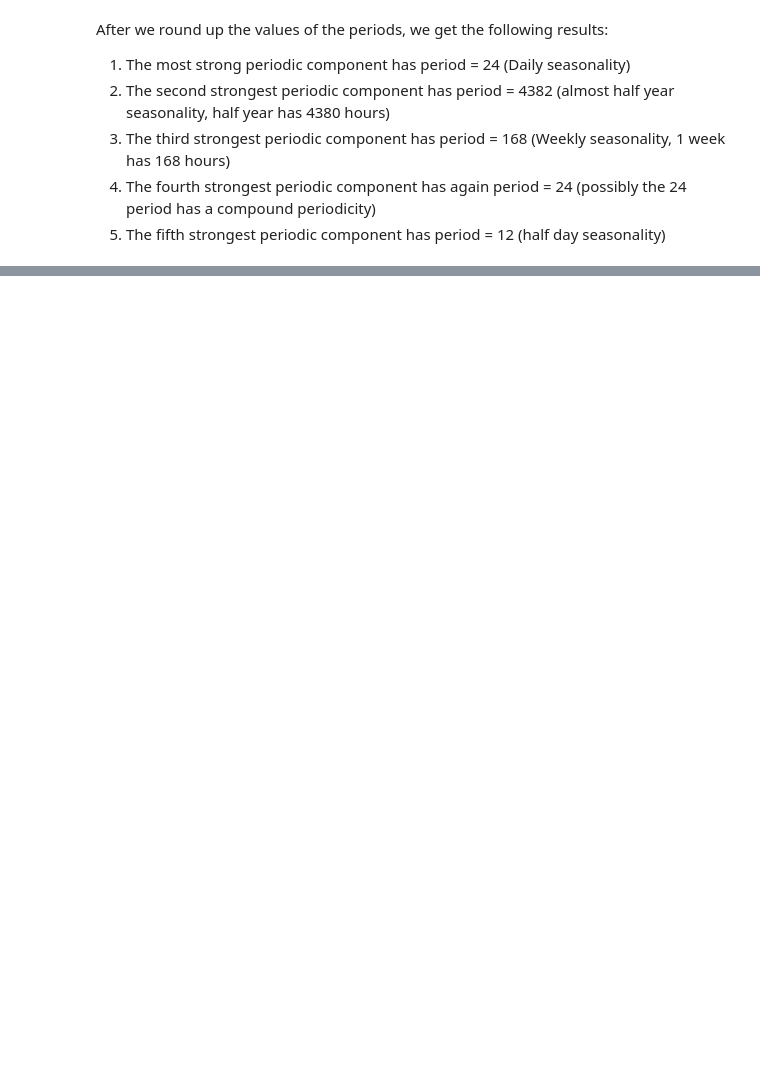
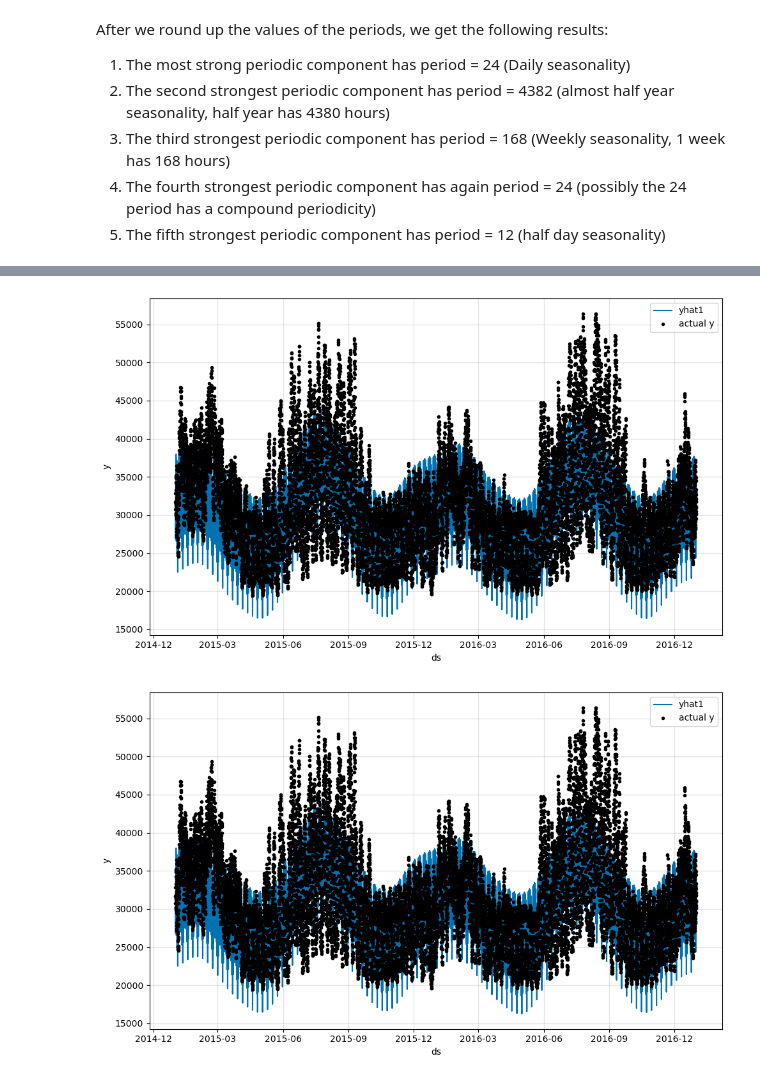
Before and after one commit to NickGeo1/TSPrediction-and-XrayClassification, a Jupyter notebook: Water_Consumption/test.ipynb, the cells around one changed output, grey strips where cells are left out. Saved outputs shown, nothing was run; the diff lists cells and outputs as text; code cells hidden in the pictures; blank space fills up the shorter version.

```diff
--- a/Water_Consumption/test.ipynb
+++ b/Water_Consumption/test.ipynb
@@ -185,0 +315,7 @@ After we round up the values of the periods, we get the following results:
+# %%
+# Plot the prediction on validation set
+val_forecast = m.predict(df_test)
+m.plot(val_forecast)
+# %% [output]
+[figure, added]
+[figure, added]
```
Also changed, not shown: parts of 21 cells of this notebook, 1 other file.
